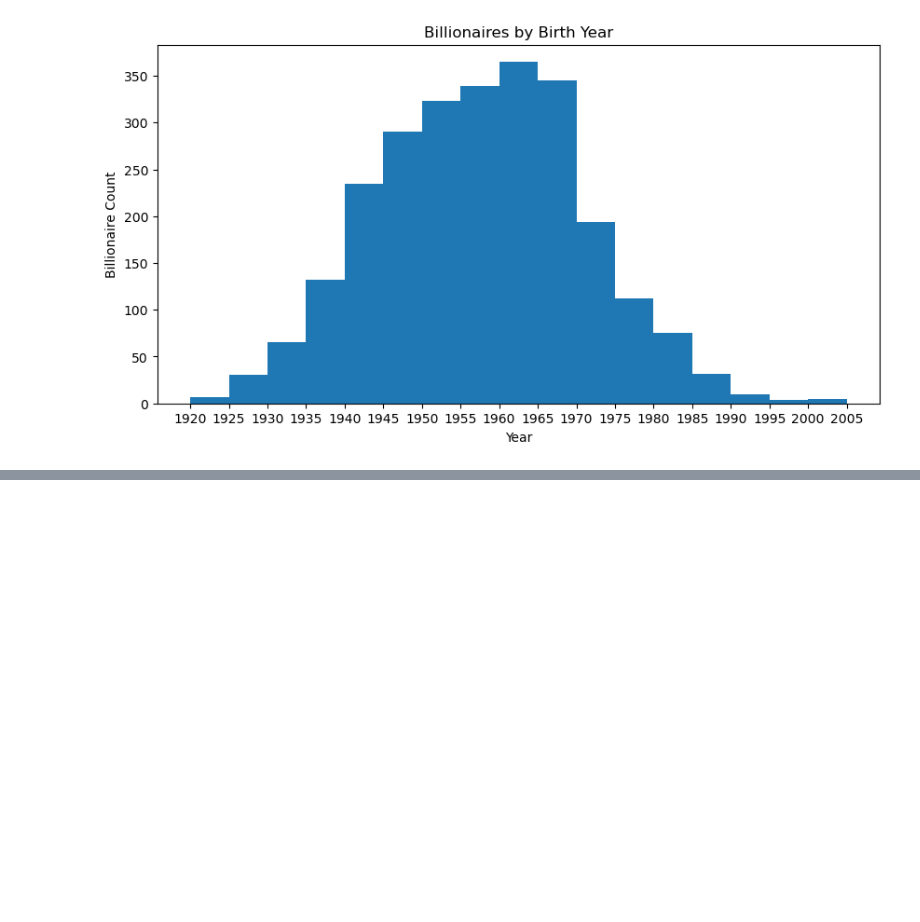
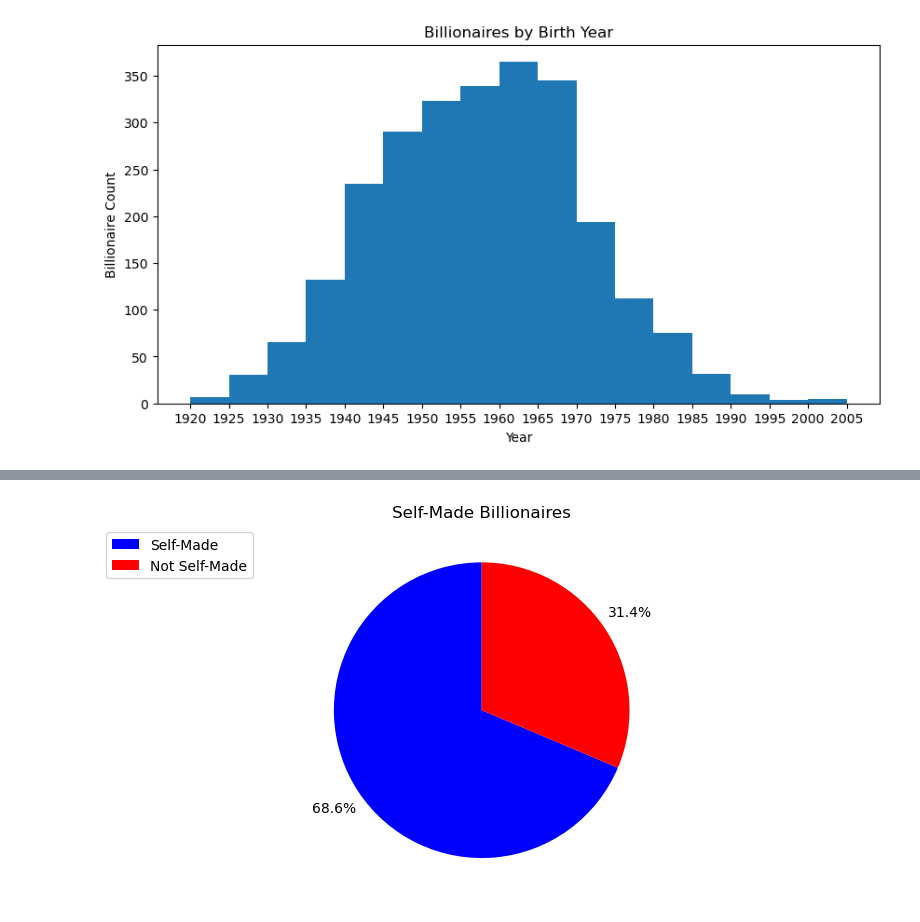
Before and after one commit to matvio16/billionaires, a Jupyter notebook: billionaires.ipynb, the cells around one changed output, grey strips where cells are left out. Drawn from its saved outputs; the diff is of its cells as text; code cells hidden in the pictures; blank space fills up the shorter version.

```diff
--- a/billionaires.ipynb
+++ b/billionaires.ipynb
@@ -110,0 +154,15 @@ plt.show()
+# %%
+self_group = billion_df.groupby('selfMade')
+self_count = self_group['personName'].count()
+self_count_df = pd.DataFrame(self_count).rename(columns={'personName' : 'count'})
+self_count_df.reset_index(inplace=True)
+self_count_df= self_count_df.sort_values(by='selfMade', ascending=False)
+
+labels = ['Self-Made', 'Not Self-Made']
+colors = ['blue','red','green','pink','orange','violet','yellow','tan','cyan','chocolate','navy','crimson','lightgreen','grey','darkkhaki','sienna','indigo']
+plt.pie(self_count_df['count'], autopct='%1.1f%%', pctdistance=1.2, colors=colors,startangle=90)
+plt.legend(labels, bbox_to_anchor=(-0.1, 1.))
+plt.title("Self-Made Billionaires")
+plt.show()
+# %% [output]
+[figure, added]
```
Also changed, not shown: parts of 9 cells of this notebook, 6 other files.
